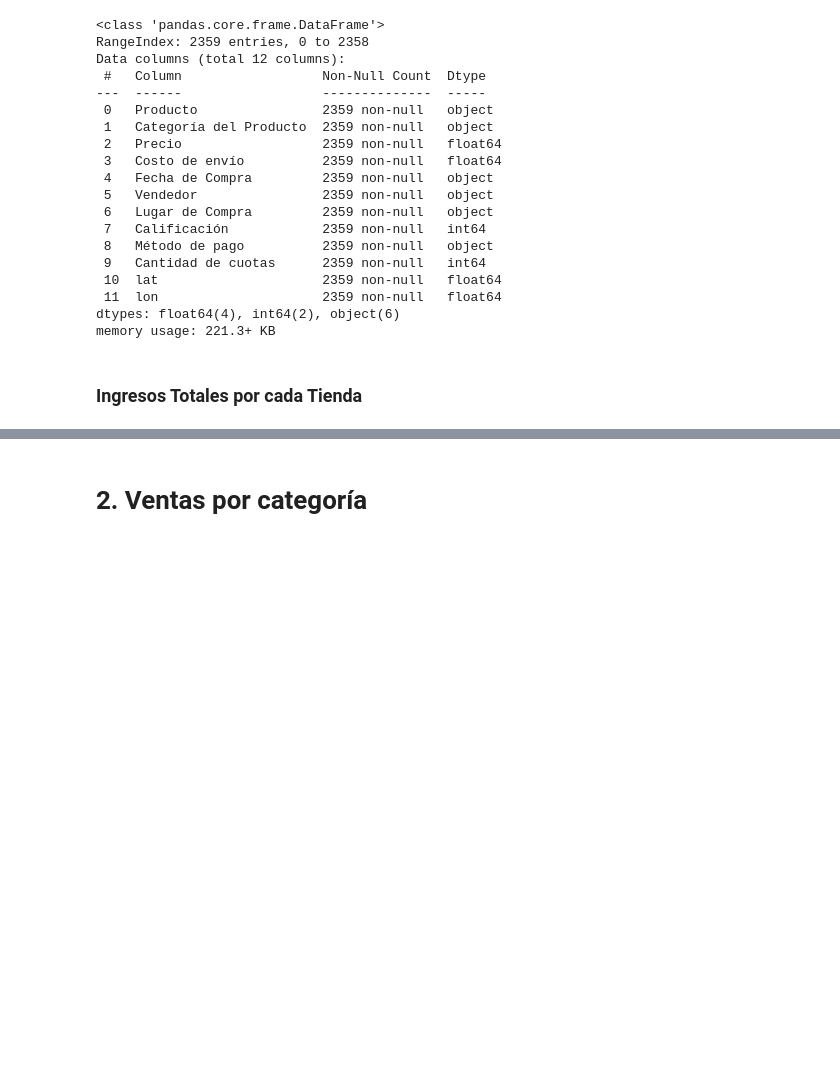
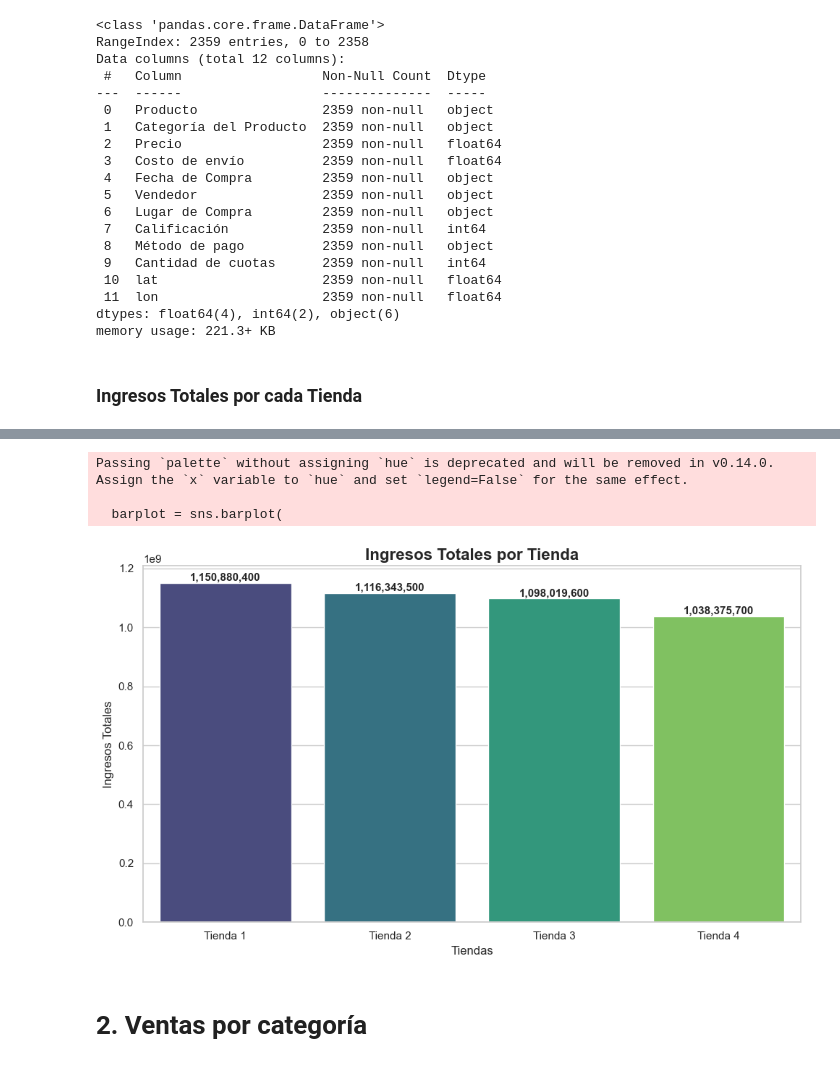
Before and after one commit to LejImkoaj/challenge1-data-science-alura-store-latam, a Jupyter notebook: AluraStoreLatam.ipynb, the cells around one changed output, grey strips where cells are left out. Cells and saved outputs as stored; diff of their text form; code cells hidden in the pictures; blank space fills up the shorter version.

```diff
--- a/AluraStoreLatam.ipynb
+++ b/AluraStoreLatam.ipynb
@@ -83,0 +52,16 @@ plt.show
+# %%
+# Uniendo los DataFrames en uno solo
+
+tienda = pd.read_csv(url)
+tienda2 = pd.read_csv(url2)
+tienda3 = pd.read_csv(url3)
+tienda4 = pd.read_csv(url4)
+
+tienda["Tiendas"] = "Tienda 1"
+tienda2["Tiendas"] = "Tienda 2"
+tienda3["Tiendas"] = "Tienda 3"
+tienda4["Tiendas"] = "Tienda 4"
+
+todas_las_tiendas = pd.concat([tienda, tienda2, tienda3, tienda4], ignore_index=True) # Uniendo las Tiendas en un solo DataFrame
+
+todas_las_tiendas.shape # Verificando el total de filas y columnas
@@ -83,0 +70,4 @@ plt.show
+# %%
+df_ingresos_totales = todas_las_tiendas.groupby("Tiendas")["Precio"].sum()\
+                                       .reset_index(name="Promedio")
+df_ingresos_totales
@@ -84,3 +80,42 @@ plt.show
+# %%
+# Grafica Ingresos Totales
+
+# Configurar el estilo de seaborn
+sns.set(style="whitegrid")
+
+# Crear el gráfico de barras
+plt.figure(figsize=(10, 6))
+barplot = sns.barplot(
+    data=df_ingresos_totales,
+    x="Tiendas",
+    y="Promedio",
+    palette="viridis"
+)
+
+# Personalizar el gráfico
+plt.title("Ingresos Totales por Tienda", fontsize=16, fontweight='bold')
+plt.xlabel("Tiendas", fontsize=12)
+plt.ylabel("Ingresos Totales", fontsize=12)
+
+# Añadir los valores encima de cada barra
+for bar in barplot.patches:
+    barplot.annotate(
+        f'{bar.get_height():,.0f}',
+        (bar.get_x() + bar.get_width() / 2, bar.get_height()),
+        ha='center', va='bottom',
+        fontsize=11, fontweight='bold'
+    )
+
+# Ajustar layout
+plt.tight_layout()
+
+# Mostrar el gráfico
+plt.show()
+# %% [output]
+Passing `palette` without assigning `hue` is deprecated and will be removed in v0.14.0. Assign the `x` variable to `hue` and set `legend=False` for the same effect.
+
+  barplot = sns.barplot(
+[figure, added]
 # %% [markdown]
 # 2. Ventas por categoría
 # %% [markdown]
```
Also changed, not shown: parts of 4 cells of this notebook.
